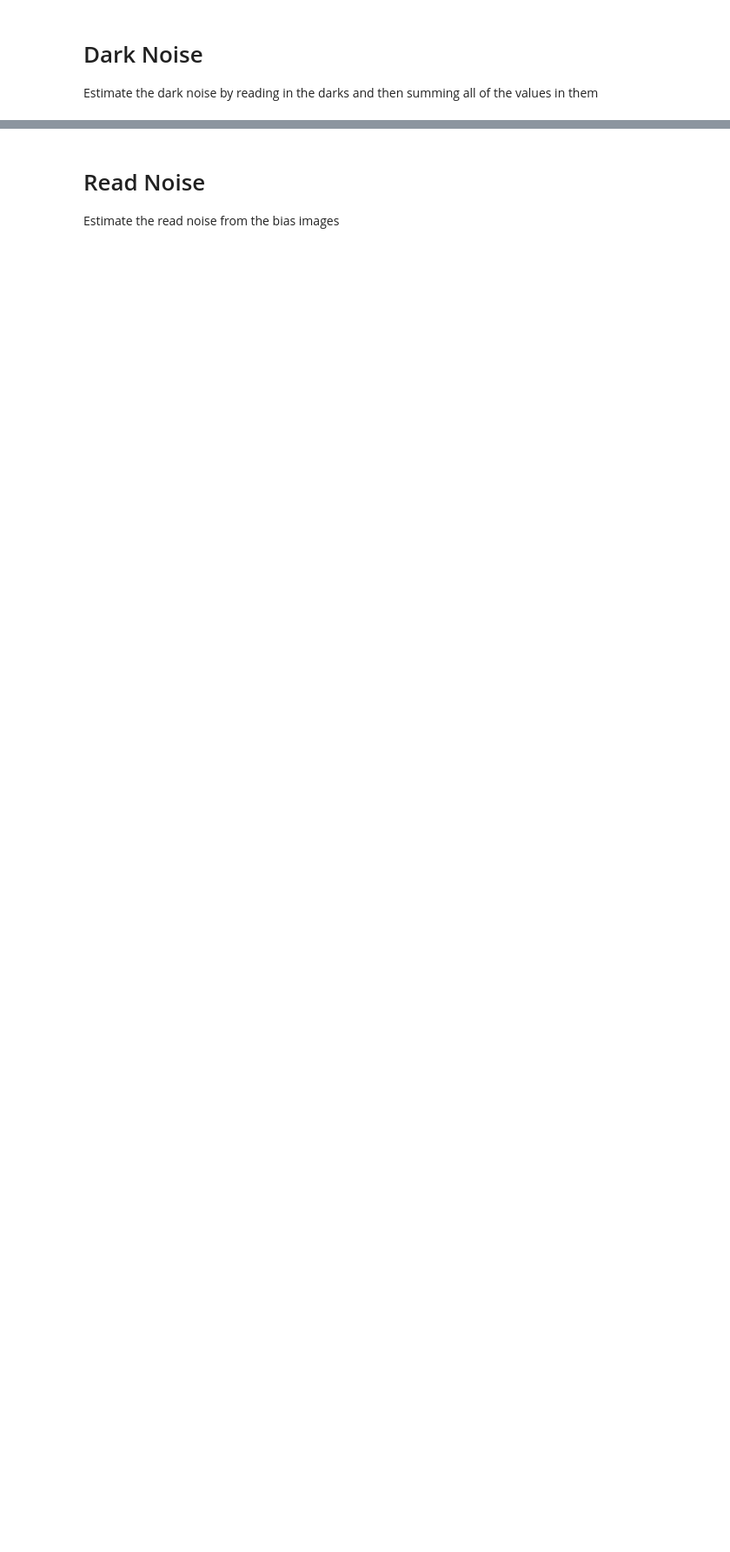
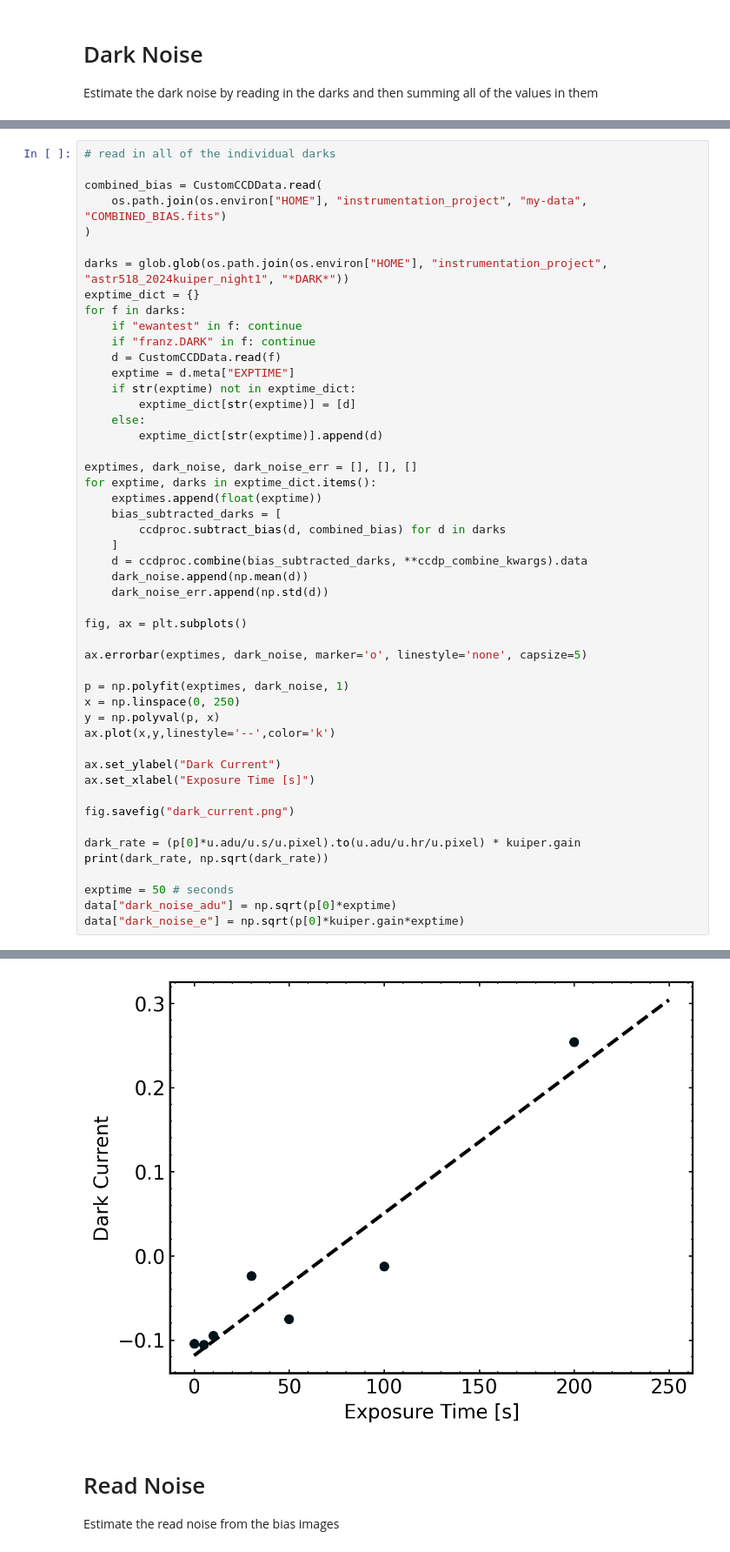
Before and after one commit to noahfranz13/SO-Classes, a Jupyter notebook: ASTR518/project/analysis/phot.ipynb, the cells around one changed output, grey strips where cells are left out. Shown at 87% size. Drawn from its saved outputs; the diff is of its cells as text; blank space fills up the shorter version.

```diff
--- a/ASTR518/project/analysis/phot.ipynb
+++ b/ASTR518/project/analysis/phot.ipynb
@@ -264,0 +272,50 @@ data
+# %%
+# read in all of the individual darks
+
+combined_bias = CustomCCDData.read(
+    os.path.join(os.environ["HOME"], "instrumentation_project", "my-data", "COMBINED_BIAS.fits")
+)
+
+darks = glob.glob(os.path.join(os.environ["HOME"], "instrumentation_project", "astr518_2024kuiper_night1", "*DARK*"))
+exptime_dict = {}
+for f in darks:
+    if "ewantest" in f: continue
+    if "franz.DARK" in f: continue
+    d = CustomCCDData.read(f)
+    exptime = d.meta["EXPTIME"]
+    if str(exptime) not in exptime_dict:
+        exptime_dict[str(exptime)] = [d]
+    else:
+        exptime_dict[str(exptime)].append(d)
+
+exptimes, dark_noise, dark_noise_err = [], [], []
+for exptime, darks in exptime_dict.items():
+    exptimes.append(float(exptime))
+    bias_subtracted_darks = [
+        ccdproc.subtract_bias(d, combined_bias) for d in darks
+    ]
+    d = ccdproc.combine(bias_subtracted_darks, **ccdp_combine_kwargs).data
+    dark_noise.append(np.mean(d))
+    dark_noise_err.append(np.std(d))
+
+fig, ax = plt.subplots()
+
+ax.errorbar(exptimes, dark_noise, marker='o', linestyle='none', capsize=5)
+
+p = np.polyfit(exptimes, dark_noise, 1)
+x = np.linspace(0, 250)
+y = np.polyval(p, x)
+ax.plot(x,y,linestyle='--',color='k')
+
+ax.set_ylabel("Dark Current")
+ax.set_xlabel("Exposure Time [s]")
+
+fig.savefig("dark_current.png")
+
+dark_rate = (p[0]*u.adu/u.s/u.pixel).to(u.adu/u.hr/u.pixel) * kuiper.gain
+print(dark_rate, np.sqrt(dark_rate))
+
+exptime = 50 # seconds
+data["dark_noise_adu"] = np.sqrt(p[0]*exptime)
+data["dark_noise_e"] = np.sqrt(p[0]*kuiper.gain*exptime)
+# %% [output]
@@ -265,3 +324,4 @@ data
+[figure, added]
 # %% [markdown]
 # Read Noise
 
```
Also changed, not shown: parts of 12 cells of this notebook, 53 other files.
